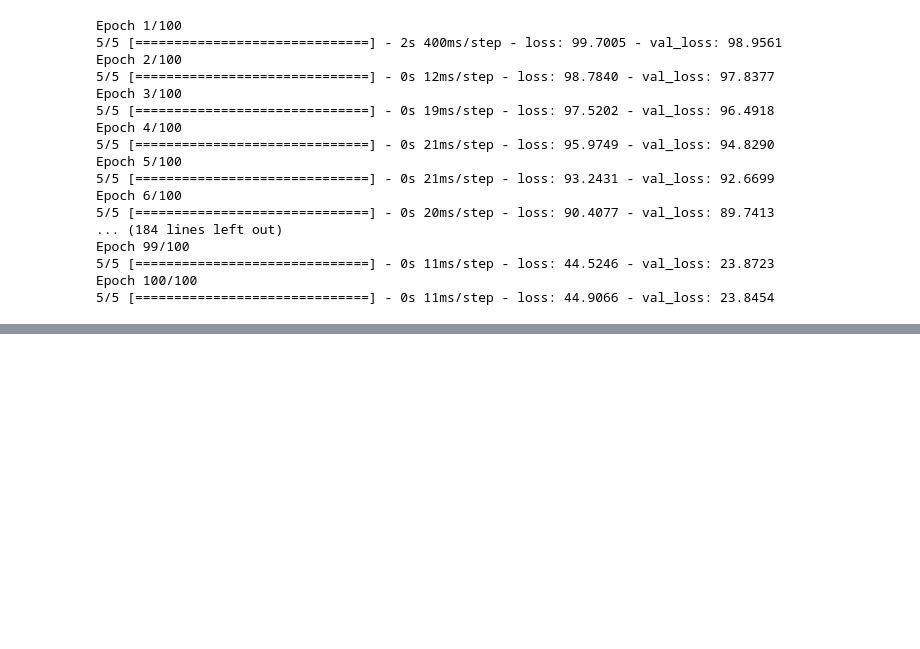
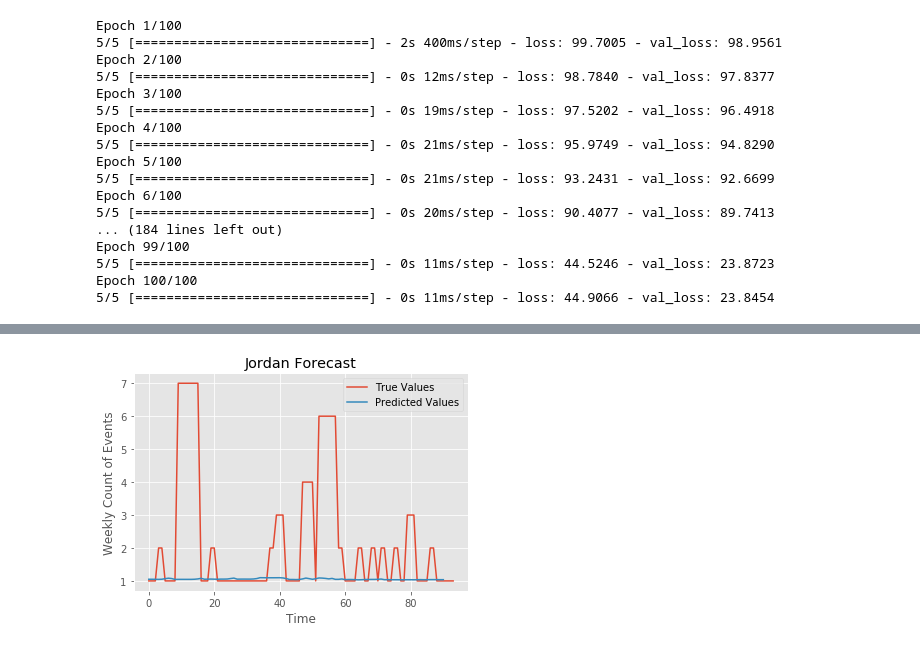
Before and after one commit to dbmcadam/Capstone, a Jupyter notebook: jordan-time-series.ipynb, the cells around one changed output, grey strips where cells are left out. Drawn from its saved outputs; the diff is of its cells as text; code cells hidden in the pictures; blank space fills up the shorter version.

```diff
--- a/jordan-time-series.ipynb
+++ b/jordan-time-series.ipynb
@@ -216,0 +195,4 @@ array([[36.381706],
+# %%
+plot_predictions(y_test.values, jordan_preds)
+# %% [output]
+[figure, added]
```
Also changed, not shown: parts of 15 cells of this notebook, 34 other files.
